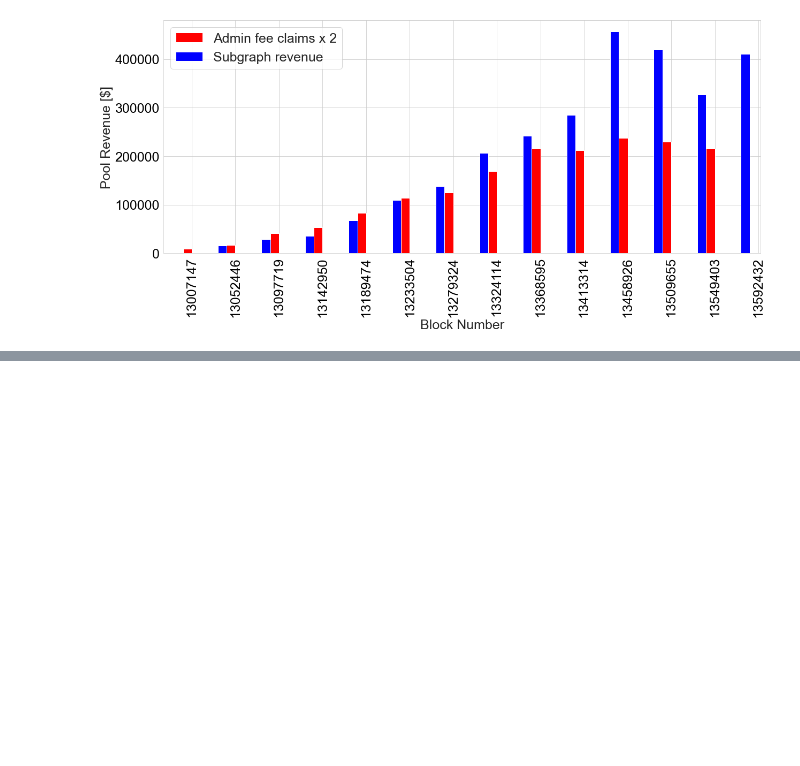
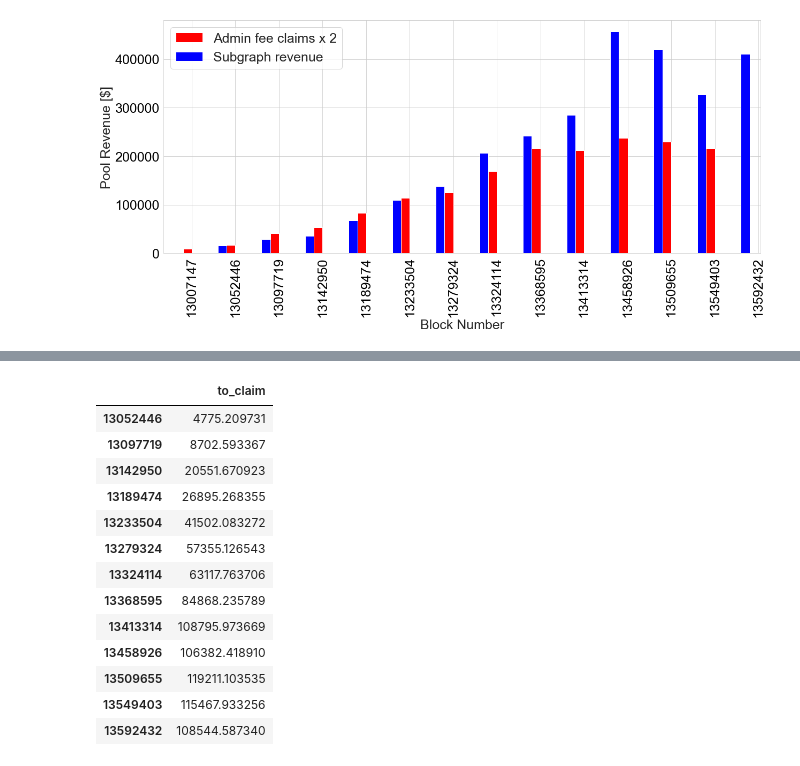
Before and after one commit to bout3fiddy/on-chain-analytics, a Jupyter notebook: notebooks/curve-analysis/curve-pools/pool_revenue/mim/tripool_admin_fee_claims.ipynb, the cells around one changed output, grey strips where cells are left out. Drawn from its saved outputs; the diff is of its cells as text; code cells hidden in the pictures; blank space fills up the shorter version.

```diff
--- a/notebooks/curve-analysis/curve-pools/pool_revenue/mim/tripool_admin_fee_claims.ipynb
+++ b/notebooks/curve-analysis/curve-pools/pool_revenue/mim/tripool_admin_fee_claims.ipynb
@@ -171,0 +175,4 @@ ax.legend(fontsize=25);
+# %%
+with open("./withdraw_admin_fees_txes.json", 'r') as f:
+    withdraw_admin_fee_events = json.load(f)['data']['claims']
+withdraw_admin_fee_events
@@ -171,0 +205,17 @@ ax.legend(fontsize=25);
+# %%
+admin_balances_before_claim = []
+for claim in withdraw_admin_fee_events:
+
+    block = int(claim['block']) - 1
+    admin_balances = (
+        mim_3pool.functions.admin_balances(0).call(block_identifier=block)*1e-18,
+        mim_3pool.functions.admin_balances(1).call(block_identifier=block)*1e-18,
+    )
+    admin_balances_before_claim.append(
+        {
+            "block": block,
+            "to_claim": sum(admin_balances)
+        }
+    )
+df_admin_balances = pd.DataFrame(admin_balances_before_claim)
+df_admin_balances.index = df_admin_balances.block
@@ -171,0 +249,18 @@ ax.legend(fontsize=25);
+# %%
+df_aggregated_claims = pd.DataFrame(data=aggregated_claims, index=blocks, columns=['to_claim'])
+df_aggregated_claims
+# %% [output]
+|  | to_claim |
+| 13052446 | 4775.209731 |
+| 13097719 | 8702.593367 |
+| 13142950 | 20551.670923 |
+| 13189474 | 26895.268355 |
+| 13233504 | 41502.083272 |
+| 13279324 | 57355.126543 |
+| 13324114 | 63117.763706 |
+| 13368595 | 84868.235789 |
+| 13413314 | 108795.973669 |
+| 13458926 | 106382.418910 |
+| 13509655 | 119211.103535 |
+| 13549403 | 115467.933256 |
+| 13592432 | 108544.587340 |
```
Also changed, not shown: parts of 9 cells of this notebook, 2 other files.
